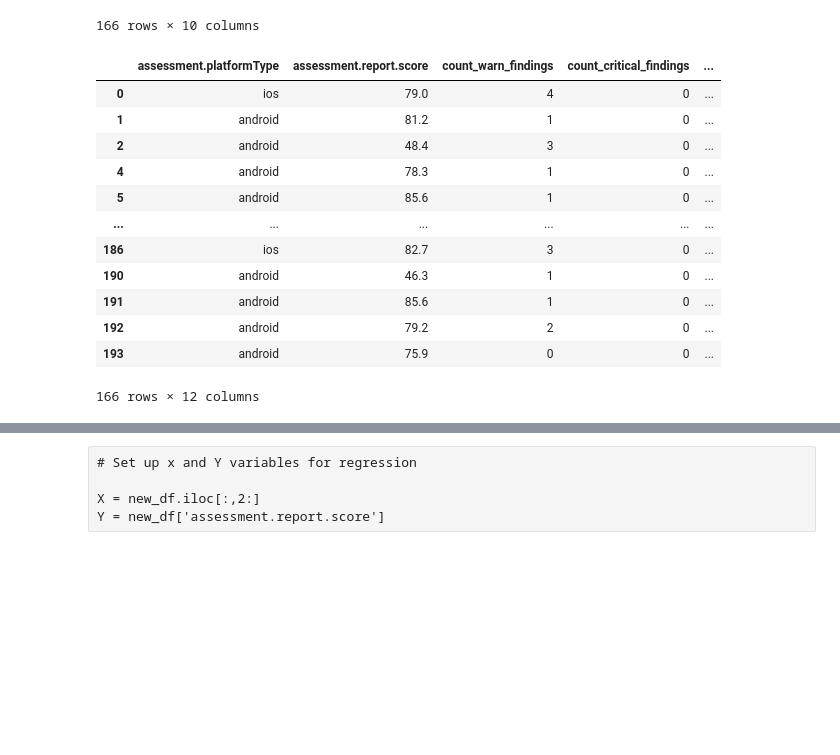
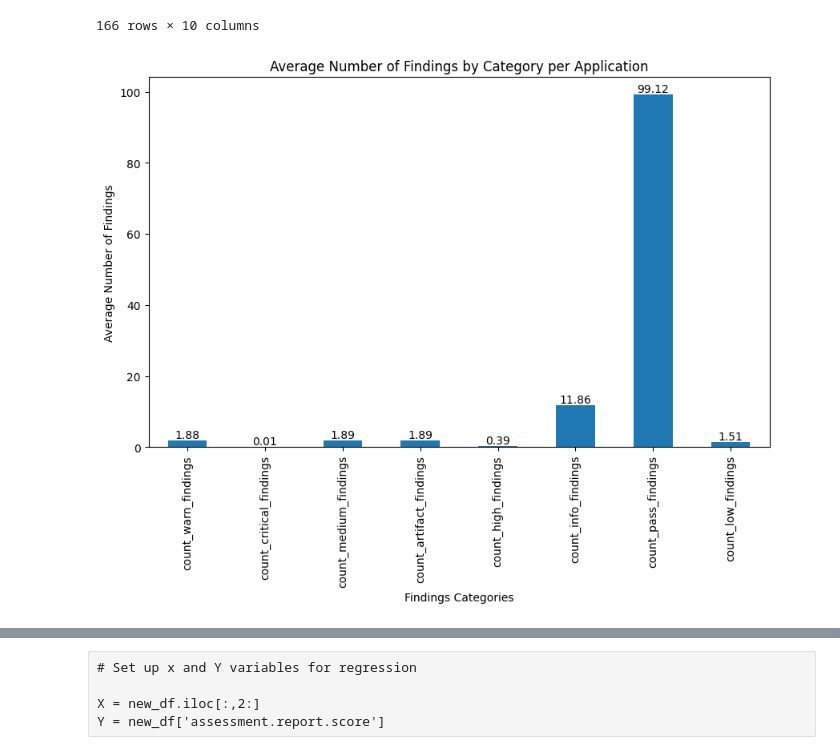
Before and after one commit to zslari/NowSecure-Risky-Apps-Analysis, a Jupyter notebook: NowSecure Risky Apps.ipynb, the cells around one changed output, grey strips where cells are left out. Cells and saved outputs as stored; diff of their text form; code cells hidden in the pictures; blank space fills up the shorter version.

```diff
--- a/NowSecure Risky Apps.ipynb
+++ b/NowSecure Risky Apps.ipynb
@@ -283,21 +294,23 @@ new_df
 | 192 | android | 79.2 | 2 | 0 | ... |
 | 193 | android | 75.9 | 0 | 0 | ... |
 166 rows × 10 columns
-# %%
-one_hot = pd.get_dummies(new_df['assessment.platformType'], prefix='platformType')
-new_df = new_df.join(one_hot)
-new_df
-# %% [output]
-|  | assessment.platformType | assessment.report.score | count_warn_findings | count_critical_findings | ... |
-| 0 | ios | 79.0 | 4 | 0 | ... |
-| 1 | android | 81.2 | 1 | 0 | ... |
-| 2 | android | 48.4 | 3 | 0 | ... |
-| 4 | android | 78.3 | 1 | 0 | ... |
-| 5 | android | 85.6 | 1 | 0 | ... |
-| ... | ... | ... | ... | ... | ... |
-| 186 | ios | 82.7 | 3 | 0 | ... |
-| 190 | android | 46.3 | 1 | 0 | ... |
-| 191 | android | 85.6 | 1 | 0 | ... |
-| 192 | android | 79.2 | 2 | 0 | ... |
-| 193 | android | 75.9 | 0 | 0 | ... |
-166 rows × 12 columns
+# %%
+# Sample data (assuming 'findings_averages' is a pandas Series)
+findings_averages = new_df.filter(like='count_').mean()
+
+# Create a bar graph using these averages.
+ax = findings_averages.plot(kind='bar', figsize=(10, 6))
+
+# Set the title and labels for the plot.
+plt.title('Average Number of Findings by Category per Application')
+plt.xlabel('Findings Categories')
+plt.ylabel('Average Number of Findings')
+
+# Add labels to the bars
+for i, v in enumerate(findings_averages):
+    ax.text(i, v, str(round(v, 2)), ha='center', va='bottom')
+
+# Show the plot.
+plt.show()
+# %% [output]
+[figure, added]
```
Also changed, not shown: parts of 9 cells of this notebook.
